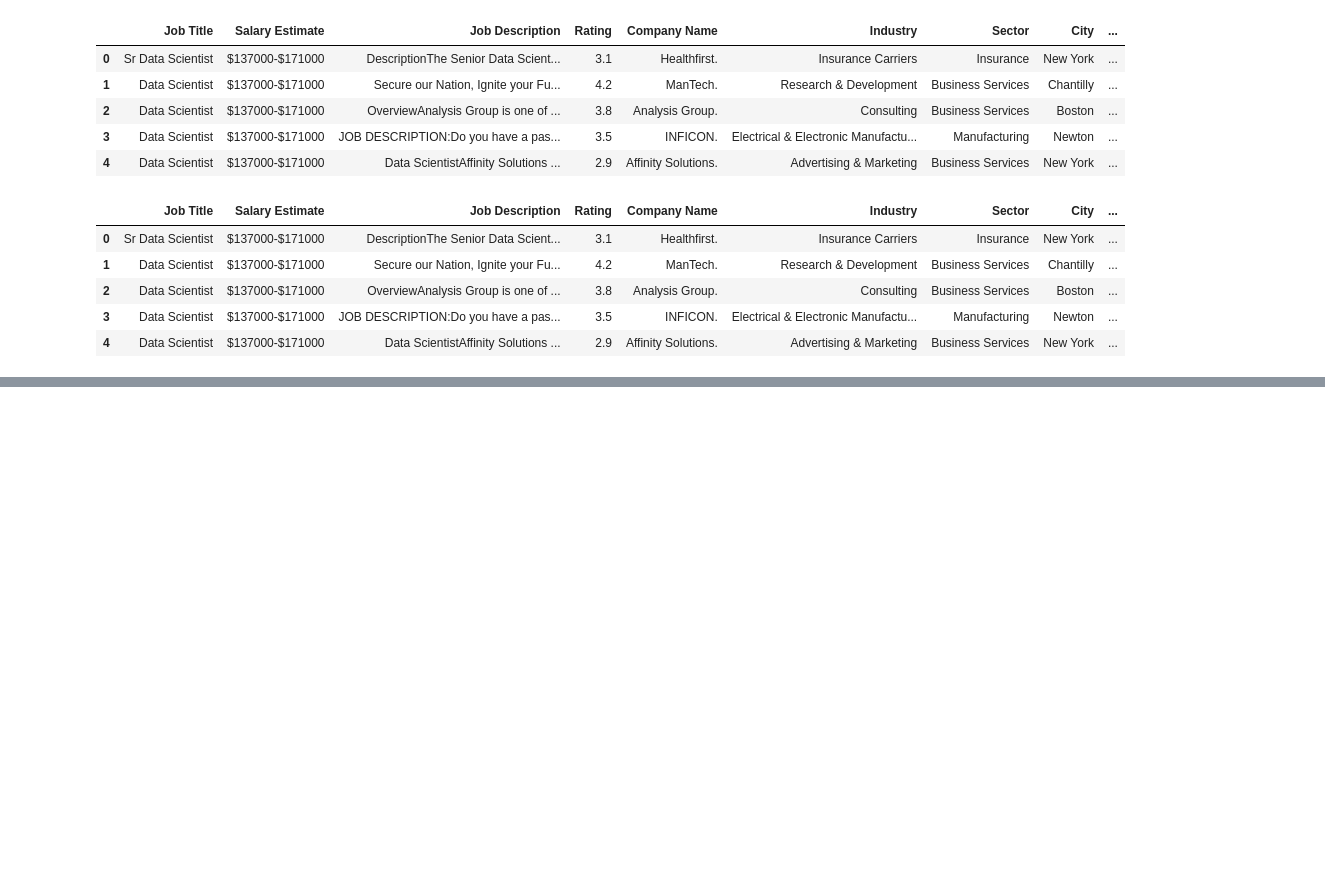
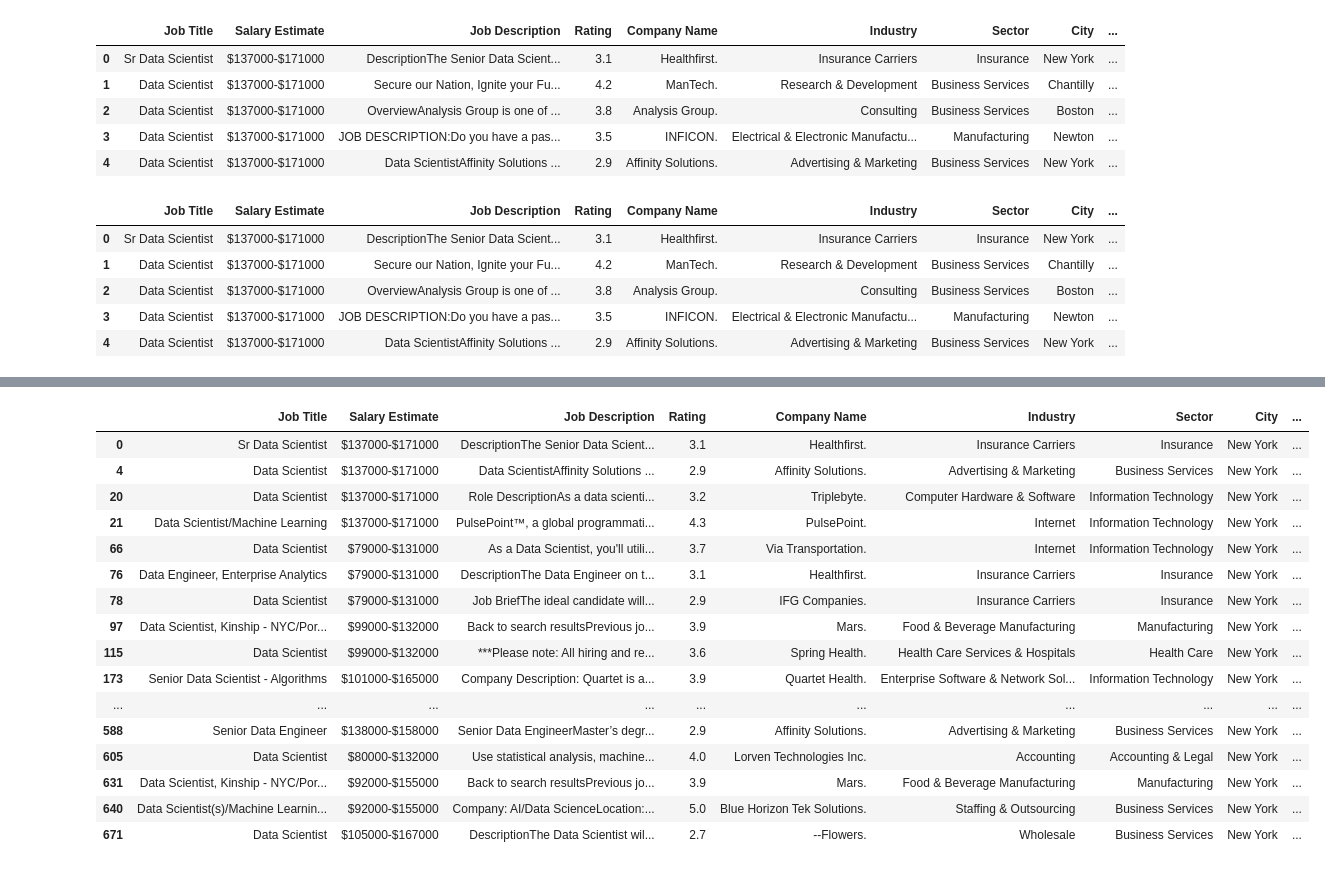
Before and after one commit to loisyu/Data-analysis-project, a Jupyter notebook: project1-ds-jobs.ipynb, the cells around one changed output, grey strips where cells are left out. Cells and saved outputs as stored; diff of their text form; code cells hidden in the pictures; blank space fills up the shorter version.

```diff
--- a/project1-ds-jobs.ipynb
+++ b/project1-ds-jobs.ipynb
@@ -160,0 +172,25 @@ job_data.head()
+# %%
+# Function to filter dataset for a specific city
+def city_filter(city):
+    filtered_city = job_data[job_data['City'] == city]
+    return filtered_city
+# %%
+city_filter('New York')
+# %% [output]
+|  | Job Title | Salary Estimate | Job Description | Rating | Company Name | Industry | Sector | City | ... |
+| 0 | Sr Data Scientist | $137000-$171000 | DescriptionThe Senior Data Scient... | 3.1 | Healthfirst. | Insurance Carriers | Insurance | New York | ... |
+| 4 | Data Scientist | $137000-$171000 | Data ScientistAffinity Solutions ... | 2.9 | Affinity Solutions. | Advertising & Marketing | Business Services | New York | ... |
+| 20 | Data Scientist | $137000-$171000 | Role DescriptionAs a data scienti... | 3.2 | Triplebyte. | Computer Hardware & Software | Information Technology | New York | ... |
+| 21 | Data Scientist/Machine Learning | $137000-$171000 | PulsePoint™, a global programmati... | 4.3 | PulsePoint. | Internet | Information Technology | New York | ... |
+| 66 | Data Scientist | $79000-$131000 | As a Data Scientist, you'll utili... | 3.7 | Via Transportation. | Internet | Information Technology | New York | ... |
+| 76 | Data Engineer, Enterprise Analytics | $79000-$131000 | DescriptionThe Data Engineer on t... | 3.1 | Healthfirst. | Insurance Carriers | Insurance | New York | ... |
+| 78 | Data Scientist | $79000-$131000 | Job BriefThe ideal candidate will... | 2.9 | IFG Companies. | Insurance Carriers | Insurance | New York | ... |
+| 97 | Data Scientist, Kinship - NYC/Por... | $99000-$132000 | Back to search resultsPrevious jo... | 3.9 | Mars. | Food & Beverage Manufacturing | Manufacturing | New York | ... |
+| 115 | Data Scientist | $99000-$132000 | ***Please note: All hiring and re... | 3.6 | Spring Health. | Health Care Services & Hospitals | Health Care | New York | ... |
+| 173 | Senior Data Scientist - Algorithms | $101000-$165000 | Company Description: Quartet is a... | 3.9 | Quartet Health. | Enterprise Software & Network Sol... | Information Technology | New York | ... |
+| ... | ... | ... | ... | ... | ... | ... | ... | ... | ... |
+| 588 | Senior Data Engineer | $138000-$158000 | Senior Data EngineerMaster’s degr... | 2.9 | Affinity Solutions. | Advertising & Marketing | Business Services | New York | ... |
+| 605 | Data Scientist | $80000-$132000 | Use statistical analysis, machine... | 4.0 | Lorven Technologies Inc. | Accounting | Accounting & Legal | New York | ... |
+| 631 | Data Scientist, Kinship - NYC/Por... | $92000-$155000 | Back to search resultsPrevious jo... | 3.9 | Mars. | Food & Beverage Manufacturing | Manufacturing | New York | ... |
+| 640 | Data Scientist(s)/Machine Learnin... | $92000-$155000 | Company: AI/Data ScienceLocation:... | 5.0 | Blue Horizon Tek Solutions. | Staffing & Outsourcing | Business Services | New York | ... |
+| 671 | Data Scientist | $105000-$167000 | DescriptionThe Data Scientist wil... | 2.7 | --Flowers. | Wholesale | Business Services | New York | ... |
```
Also changed, not shown: parts of 11 cells of this notebook.
